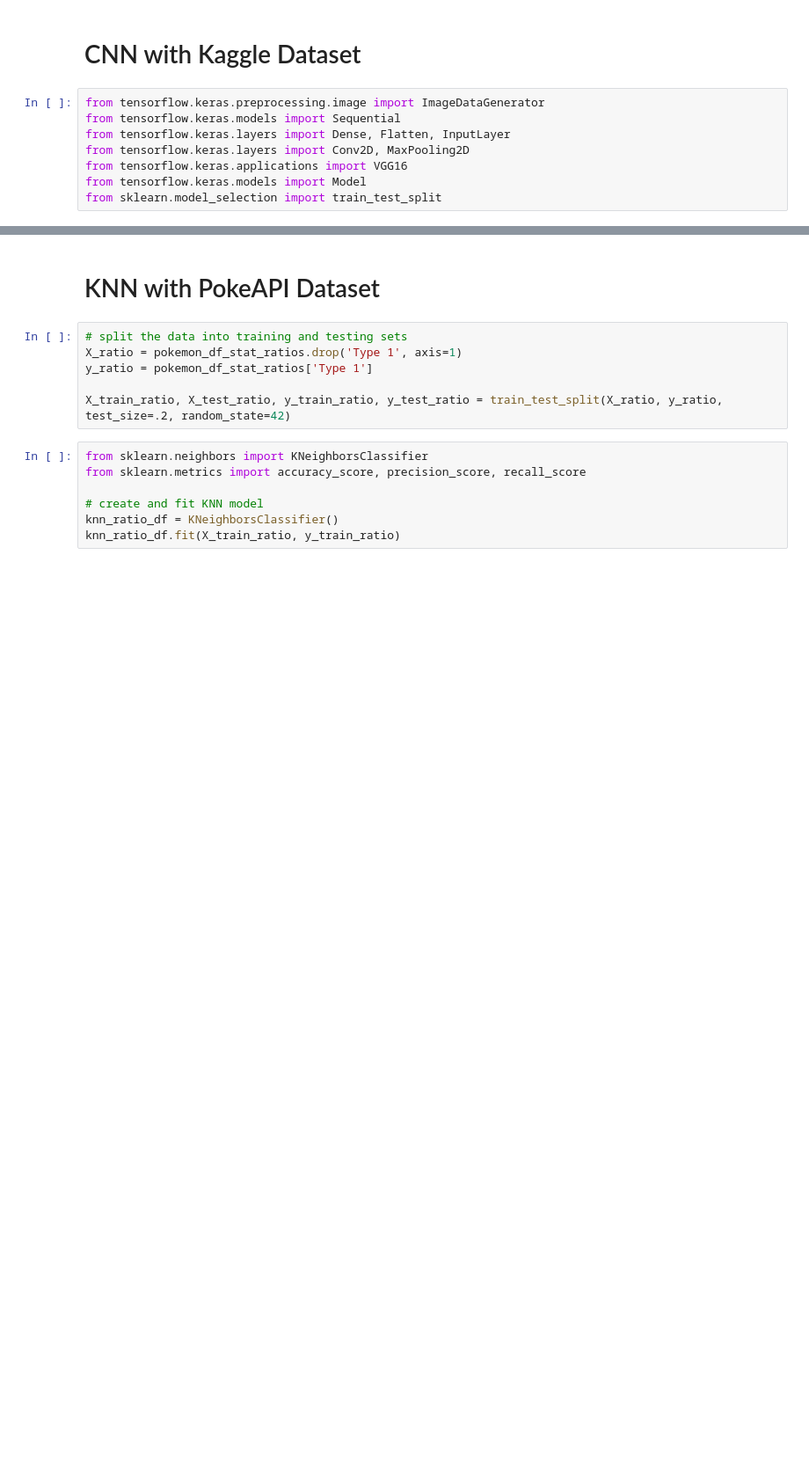
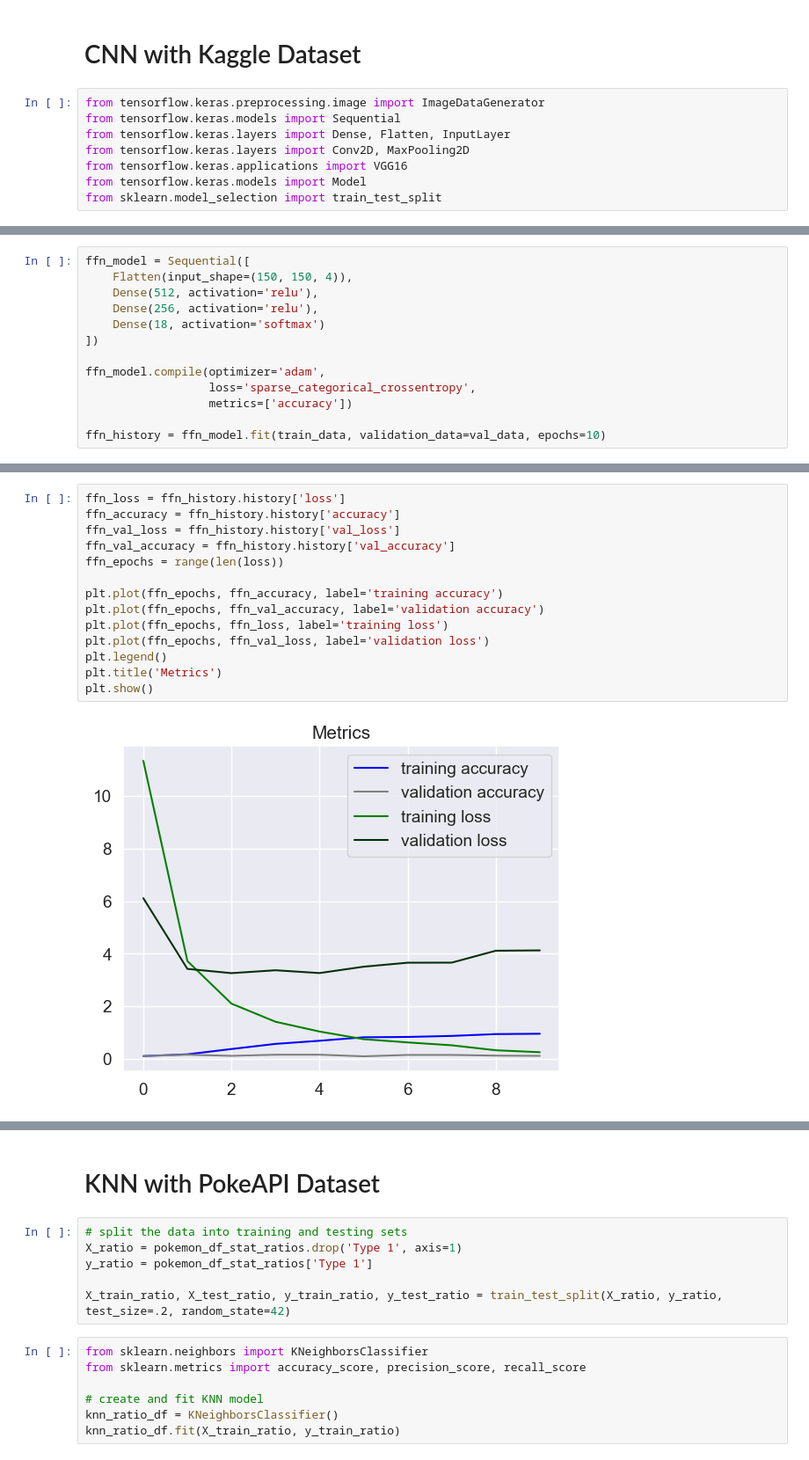
Before and after one commit to mokuda2/486mlproject, a Jupyter notebook: Pokemon Type Classification.ipynb, the cells around one changed output, grey strips where cells are left out. Shown: that part at 88% size. Drawn from its saved outputs; the diff is of its cells as text; blank space fills up the shorter version.

```diff
--- a/Pokemon Type Classification.ipynb
+++ b/Pokemon Type Classification.ipynb
@@ -392,0 +432,13 @@ plt.show()
+# %%
+ffn_model = Sequential([
+    Flatten(input_shape=(150, 150, 4)),
+    Dense(512, activation='relu'),
+    Dense(256, activation='relu'),
+    Dense(18, activation='softmax')
+])
+
+ffn_model.compile(optimizer='adam',
+                  loss='sparse_categorical_crossentropy',
+                  metrics=['accuracy'])
+
+ffn_history = ffn_model.fit(train_data, validation_data=val_data, epochs=10)
@@ -392,0 +466,16 @@ plt.show()
+# %%
+ffn_loss = ffn_history.history['loss']
+ffn_accuracy = ffn_history.history['accuracy']
+ffn_val_loss = ffn_history.history['val_loss']
+ffn_val_accuracy = ffn_history.history['val_accuracy']
+ffn_epochs = range(len(loss))
+
+plt.plot(ffn_epochs, ffn_accuracy, label='training accuracy')
+plt.plot(ffn_epochs, ffn_val_accuracy, label='validation accuracy')
+plt.plot(ffn_epochs, ffn_loss, label='training loss')
+plt.plot(ffn_epochs, ffn_val_loss, label='validation loss')
+plt.legend()
+plt.title('Metrics')
+plt.show()
+# %% [output]
+[figure, added]
```
Also changed, not shown: parts of 18 cells of this notebook.
